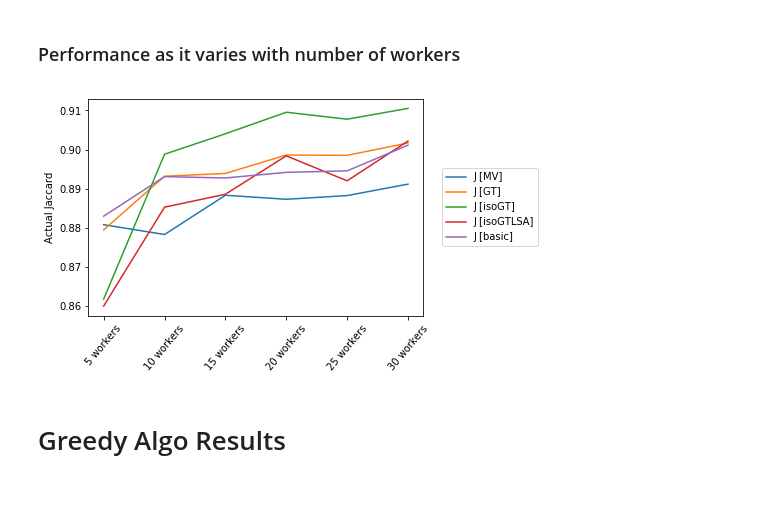
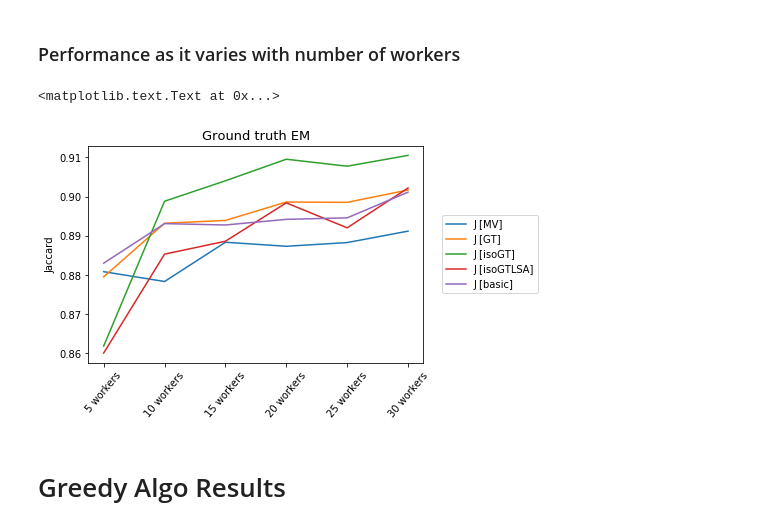
Before and after one commit to cognoscentai/segmentation, a Jupyter notebook: ipynb/PixelBasedGroundTruthExperiment.ipynb, the cells around one changed output. Saved outputs shown, nothing was run; the diff lists cells and outputs as text; code cells hidden in the pictures; blank space fills up the shorter version.

```diff
--- a/ipynb/PixelBasedGroundTruthExperiment.ipynb
+++ b/ipynb/PixelBasedGroundTruthExperiment.ipynb
@@ -111,16 +104,18 @@ df.head()
 # %%
 Nworker_performance = df.groupby("num_workers").mean()
 metric_J = [metric for metric in metric_keys if 'J' in metric ]
 #Nworker_performance = Nworker_performance.reindex(['5workers_rand0','10workers_rand0','15workers_rand0','20workers_rand0','25workers_rand0','30workers_rand0'])
 for algo in metric_J:
     if '[GTLSA]' not in algo:#exclude GTLSA for now
         plt.plot(np.array(Nworker_performance[algo]),label=algo)
 plt.legend(bbox_to_anchor=(1.04,0.5),loc="center left")
-plt.ylabel("Actual Jaccard")
+plt.ylabel("Jaccard")
 plt.xticks(rotation=50)
 a = gca().set_xticklabels([0,'5 workers','10 workers','15 workers','20 workers','25 workers','30 workers'])
+plt.title("Ground truth EM",fontsize=13)
 # %% [output]
+<matplotlib.text.Text at 0x...>
-[figure, old version]
+[figure, new version]
 # %%
 def plot_PRcurve(objid,num_worker,sample_num=0):
     objdf = df[(df["num_workers"]==num_worker)&(df["sample_num"]==sample_num)&(df["objid"]==objid)]
```
Also changed, not shown: parts of 5 cells of this notebook.
